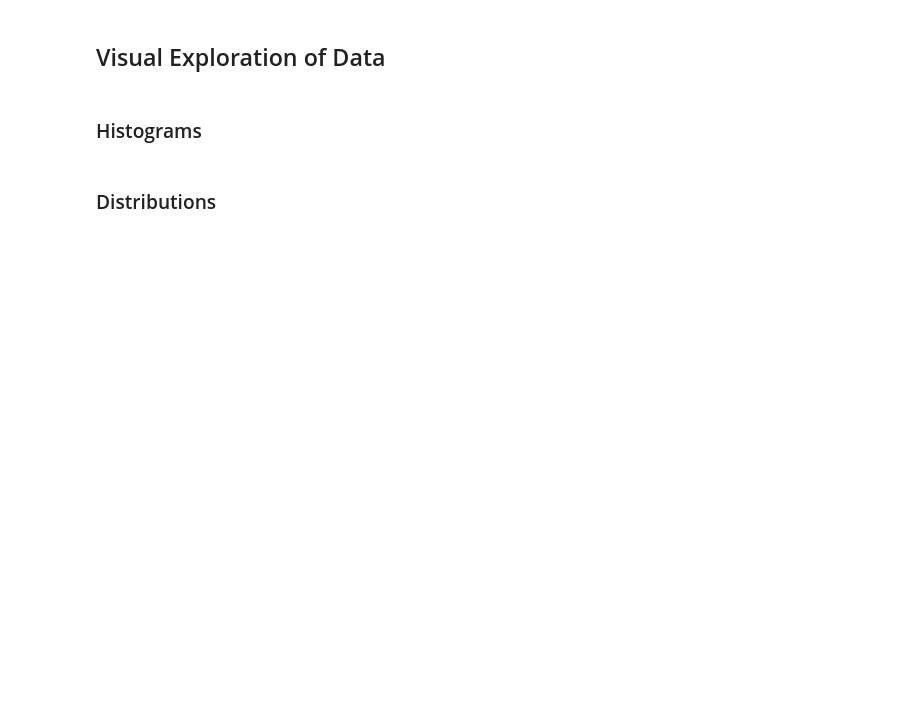
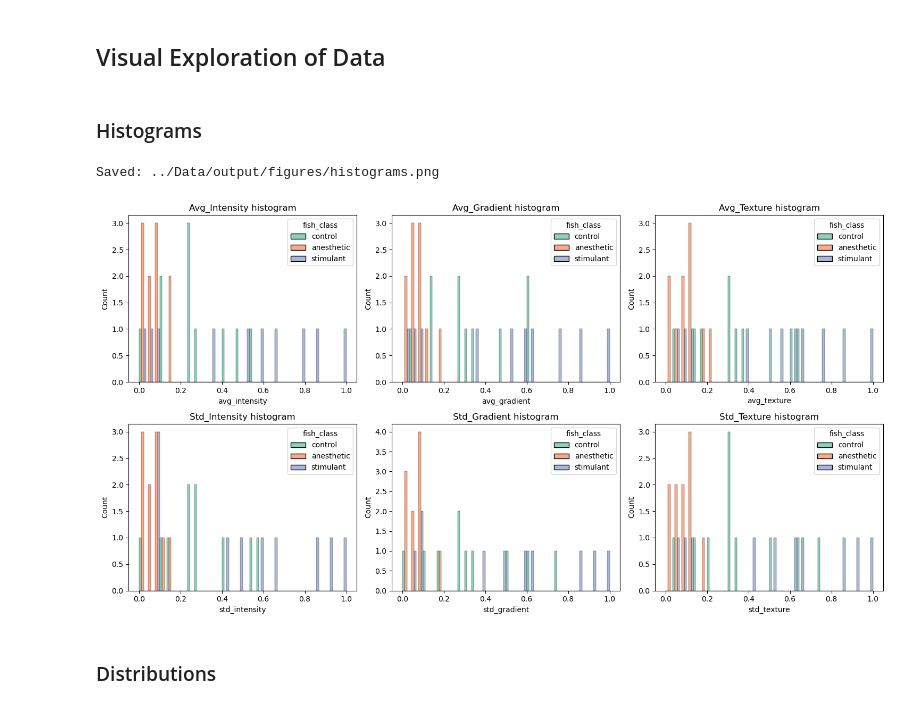
Before and after one commit to arlemoine/CMPS451_Project, a Jupyter notebook: Notebooks/adriean.ipynb, the cells around one changed output. Saved outputs shown, nothing was run; the diff lists cells and outputs as text; code cells hidden in the pictures; blank space fills up the shorter version.

Commit message:
Re-completed PA1 portions for data generation and graphing

```diff
--- a/Notebooks/adriean.ipynb
+++ b/Notebooks/adriean.ipynb
@@ -245,5 +353,10 @@ print(df_norm)
 ## Visual Exploration of Data
 # %% [markdown]
 ### Histograms
+# %%
+plot_histograms(df_norm, feature_cols, output_figures_dir, class_column="fish_class")
+# %% [output]
+Saved: ../Data/output/figures/histograms.png
+[figure, added]
 # %% [markdown]
 ### Distributions
```
Also changed, not shown: parts of 13 cells of this notebook, 5 other files.
